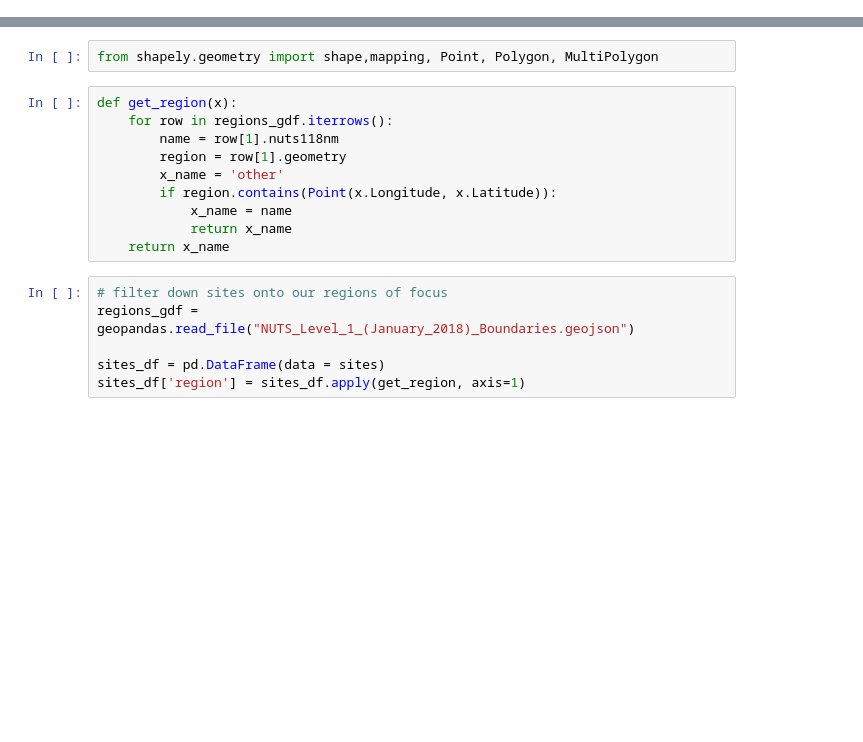
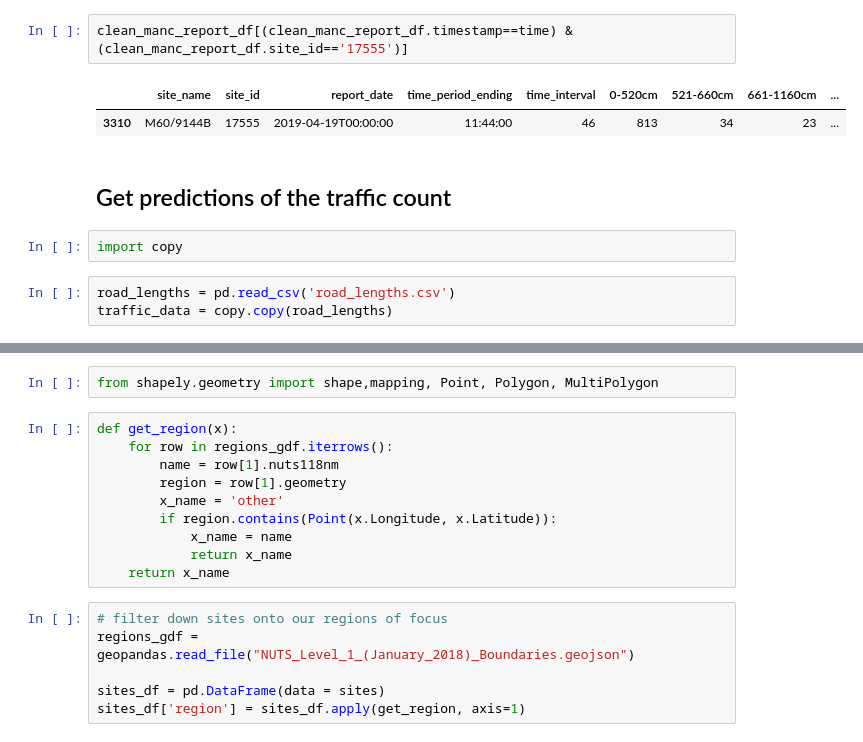
Before and after one commit to JakeRobertBaker/Highways, a Jupyter notebook: Full-Pipeline-Rebuild.ipynb, the cells around one changed output, grey strips where cells are left out. Saved outputs shown, nothing was run; the diff lists cells and outputs as text; blank space fills up the shorter version.

```diff
--- a/Full-Pipeline-Rebuild.ipynb
+++ b/Full-Pipeline-Rebuild.ipynb
@@ -2,0 +74,12 @@ from api import *
+# %%
+clean_manc_report_df[(clean_manc_report_df.timestamp==time) & (clean_manc_report_df.site_id=='17555')]
+# %% [output]
+|  | site_name | site_id | report_date | time_period_ending | time_interval | 0-520cm | 521-660cm | 661-1160cm | ... |
+| 3310 | M60/9144B | 17555 | 2019-04-19T00:00:00 | 11:44:00 | 46 | 813 | 34 | 23 | ... |
+# %% [markdown]
+## Get predictions of the traffic count
+# %%
+import copy
+# %%
+road_lengths = pd.read_csv('road_lengths.csv')
+traffic_data = copy.copy(road_lengths)
```
Also changed, not shown: parts of 28 cells of this notebook.
